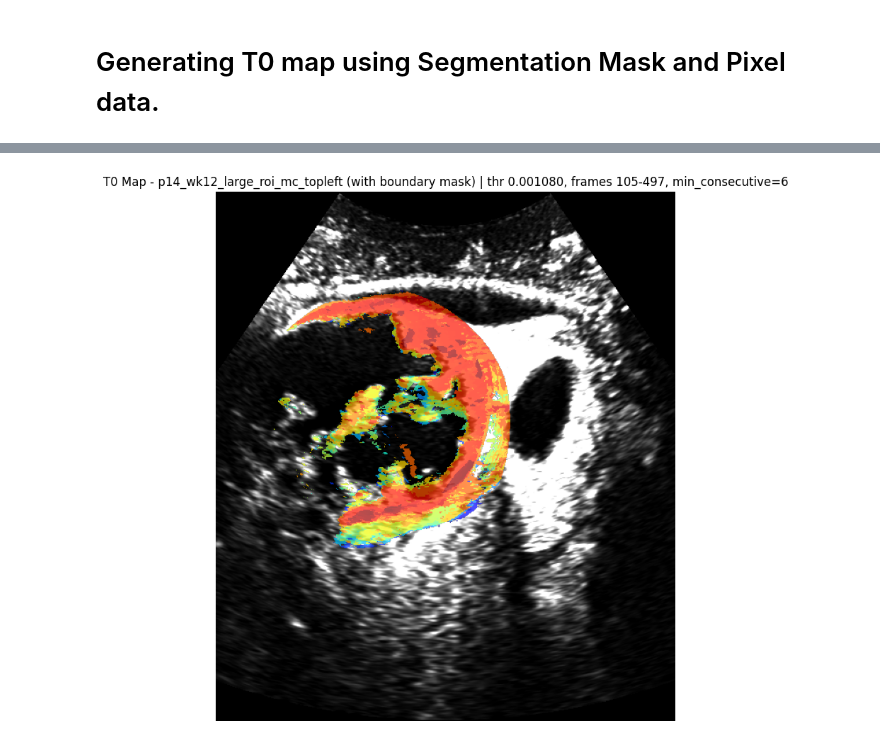
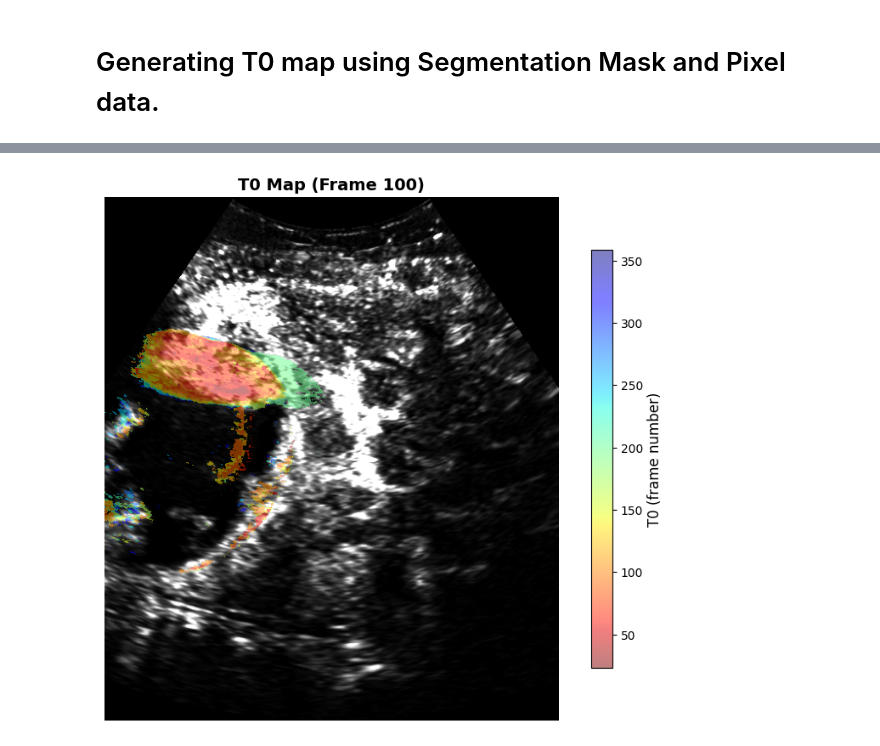
Before and after one commit to QuantUS-OpenSource/QuantUS-Backend-CEUS, a Jupyter notebook: TwoD_CEUS_test/raw_T0_testing.ipynb, the cells around one changed output, grey strips where cells are left out. Saved outputs shown, nothing was run; the diff lists cells and outputs as text; code cells hidden in the pictures.

```diff
--- a/TwoD_CEUS_test/raw_T0_testing.ipynb
+++ b/TwoD_CEUS_test/raw_T0_testing.ipynb
@@ -22,7 +22,7 @@ Available scan loaders: ['avi', 'nifti', 'mp4']
 # %%
 scan_type = 'nifti'
 
-scan_path = '/Users/samantha/Desktop/ultrasound lab stuff/raw_ctdna/p14/wk12/combined_nifti/p14_wk12_CHI_RAW.nii'
+scan_path = '/Users/samantha/Desktop/ultrasound lab stuff/raw_ctdna/p16/wk12/combined_nifti/p16_wk12_CHI_RAW.nii'
 scan_loader_kwargs = {
     'transpose': False  # Set back to False - Canon converter already rotated
     # preserve_raw will auto-detect from "_RAW" in filename
@@ -47,7 +47,7 @@ seg_type = 'nifti'
 # ROI mask drawn on normalized data (but will be applied to raw data)
 # This assumes you have a motion-corrected ROI from the Canon data
 # Replace this path with your actual ROI mask file
-seg_path = '/Users/samantha/Desktop/ultrasound lab stuff/raw_ctdna/p14/wk12/p14_wk12_large_roi_mc_topleft.nii.gz'
+seg_path = '/Users/samantha/Desktop/ultrasound lab stuff/raw_ctdna/p16/wk12/p16_wk12_static_roi_139_displacement_mc.nii.gz'
 seg_loader_kwargs = {}
 # %%
 from src.entrypoints import seg_loading_step
@@ -586,87 +314,46 @@ Using median threshold: 0.0011
 # %%
 from TwoD_CEUS_test.T0_map import generate_t0_map, get_t0_statistics, mask_t0_map
 
-# Handle both 3D (NIfTI) and 4D (mp4) data
+# Prepare data
 if image_data.pixel_data.ndim == 4:
     pixel_data_for_analysis = image_data.pixel_data[:,:,:,0]
 else:
-    # NIfTI has time on third axis, but generate_t0_map expects time on first axis
-    # Transpose from (height, width, time) to (time, height, width)
     pixel_data_for_analysis = image_data.pixel_data.transpose(2, 0, 1)
 
-# Generate the T0 map with temporal consistency filtering
-threshold = float(otsu_threshold_value)  # Computed via Otsu
-start_frame = 105
-end_frame = 497
-min_consecutive_frames = 6  # Require 3 consecutive frames above threshold (filters noise)
+# Generate T0 map
+threshold = 0.001
+start_frame = 15
+end_frame = 380
+min_consecutive_frames = 6
 
-t0_map = generate_t0_map(
-    pixel_data_for_analysis,
-    seg_data.seg_mask,
-    threshold=threshold,
-    start_frame=start_frame,
-    end_frame=end_frame,
-    min_consecutive_frames=min_consecutive_frames
-)
-
-# Mask the T0 map to show only ROI
+t0_map = generate_t0_map(pixel_data_for_analysis, seg_data.seg_mask, threshold, start_frame, end_frame, min_consecutive_frames)
 masked_t0_map = mask_t0_map(t0_map, seg_data.seg_mask)
-
-# Make pixels that never enhanced transparent (set to NaN)
-# THIS IS THE BASE VERSION - never modified, used by all subsequent cells
 masked_t0_map_transparent = masked_t0_map.copy().astype(float)
 masked_t0_map_transparent[masked_t0_map == 0] = np.nan
 
-# ============== BOUNDARY MASK TOGGLE ==============
-apply_boundary = True # Set to True to use boundary mask
-# ==================================================
-
-# Create visualization version (doesn't modify masked_t0_map_transparent)
+# Apply boundary mask if enabled
+apply_boundary = False
 t0_map_for_viz = masked_t0_map_transparent.copy()
-
-# Apply boundary mask if enabled and available
 if apply_boundary and USE_BOUNDARY_MASK and boundary_mask_2d is not None:
     t0_map_for_viz[~boundary_mask_2d] = np.nan
-    boundary_status = ' (with boundary mask)'
-else:
-    boundary_status = ''
 
-# Gamma correction
-use_gamma = False      # <--- toggle this to True to enable
-gamma = 0.8
-
-if use_gamma:
-    t0_map_for_viz = t0_map_for_viz ** (1/gamma)
-
-# Build title with optional gamma value
-gamma_str = f", gamma={gamma}" if use_gamma else ""
-title = f'T0 Map - {seg_data.seg_name}{boundary_status} | thr {threshold:.6f}, frames {start_frame}-{end_frame}, min_consecutive={min_consecutive_frames}{gamma_str}'
-
-# Get single frame for background - NIfTI has time on third axis originally
-single_image = image_data.pixel_data[:, :, 250]
-
-# Normalize single image for display
+# Display
+display_frame = 100
+single_image = image_data.pixel_data[:, :, display_frame]
 if single_image.dtype == np.float64:
-    p20 = np.percentile(image_data.pixel_data, 20)
-    p95 = np.percentile(image_data.pixel_data, 95)
+    p20, p95 = np.percentile(image_data.pixel_data, [20, 95])
     single_image_display = np.clip(single_image, p20, p95)
     single_image_display = ((single_image_display - p20) / (p95 - p20) * 255).astype(np.uint8)
 else:
     single_image_display = single_image
 
-# Visualize T0 map
 fig, ax = plt.subplots(figsize=(10, 8))
 ax.imshow(single_image_display, cmap='gray')
-ax.imshow(t0_map_for_viz, alpha=0.7, cmap='jet')
-ax.set_title(title)
+im = ax.imshow(t0_map_for_viz, alpha=0.5, cmap='jet_r')
+ax.set_title(f'T0 Map (Frame {display_frame})', fontsize=14, fontweight='bold')
 ax.axis('off')
-plt.tight_layout()
+cbar = plt.colorbar(im, ax=ax, shrink=0.8)
+cbar.set_label('T0 (frame number)', fontsize=12)
 plt.show()
-
-# Get statistics
-stats = get_t0_statistics(t0_map, seg_data.seg_mask)
-print("\nT0 Map Statistics:")
-for key, value in stats.items():
-    print(f"  {key}: {value:.2f}")
 # %% [output]
-[figure, old version]
+[figure, new version]
```
Also changed, not shown: parts of 11 cells of this notebook, 1 other file.
